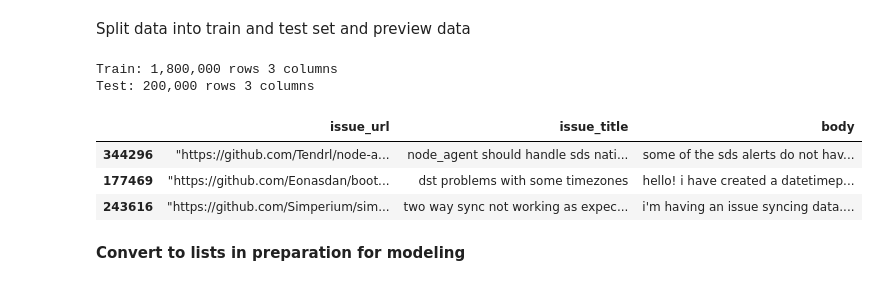
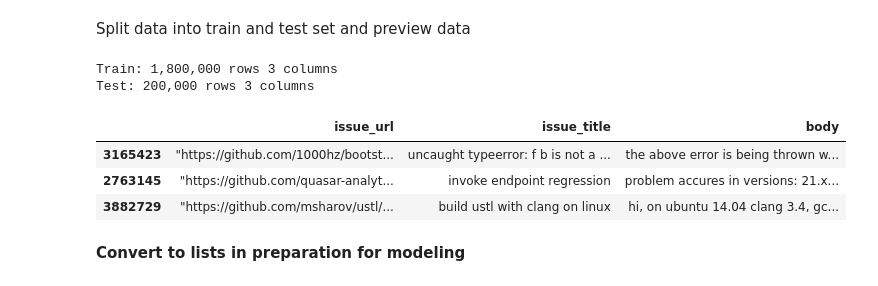
Before and after one commit to hamelsmu/Seq2Seq_Tutorial, a Jupyter notebook: notebooks/Tutorial.ipynb, the cells around one changed output. Cells and saved outputs as stored; diff of their text form; code cells hidden in the pictures.

```diff
--- a/notebooks/Tutorial.ipynb
+++ b/notebooks/Tutorial.ipynb
@@ -30,26 +21,23 @@ Look at filesystem to see files extracted from BigQuery
 Split data into train and test set and preview data
 # %%
 #read in data sample 2M rows (for speed of tutorial)
-traindf, testdf = train_test_split(
-                                   pd.concat([
-                                              pd.read_csv(f) for f in glob.glob('*.csv')
-                                              ]).sample(n=2000000),
+traindf, testdf = train_test_split(pd.read_csv('github_issues.csv').sample(n=2000000),
                                    test_size=.10)
 
 
 #print out stats about shape of data
 print(f'Train: {traindf.shape[0]:,} rows {traindf.shape[1]:,} columns')
 print(f'Test: {testdf.shape[0]:,} rows {testdf.shape[1]:,} columns')
 
 # preview data
 traindf.head(3)
 # %% [output]
 Train: 1,800,000 rows 3 columns
 Test: 200,000 rows 3 columns
 |  | issue_url | issue_title | body |
-| 344296 | "https://github.com/Tendrl/node-a... | node_agent should handle sds nati... | some of the sds alerts do not hav... |
-| 177469 | "https://github.com/Eonasdan/boot... | dst problems with some timezones | hello! i have created a datetimep... |
-| 243616 | "https://github.com/Simperium/sim... | two way sync not working as expec... | i'm having an issue syncing data.... |
+| 3165423 | "https://github.com/1000hz/bootst... | uncaught typeerror: f b is not a ... | the above error is being thrown w... |
+| 2763145 | "https://github.com/quasar-analyt... | invoke endpoint regression | problem accures in versions: 21.x... |
+| 3882729 | "https://github.com/msharov/ustl/... | build ustl with clang on linux | hi, on ubuntu 14.04 clang 3.4, gc... |
 # %% [markdown]
 **Convert to lists in preparation for modeling**
 # %%
```
Also changed, not shown: parts of 3 cells of this notebook.
